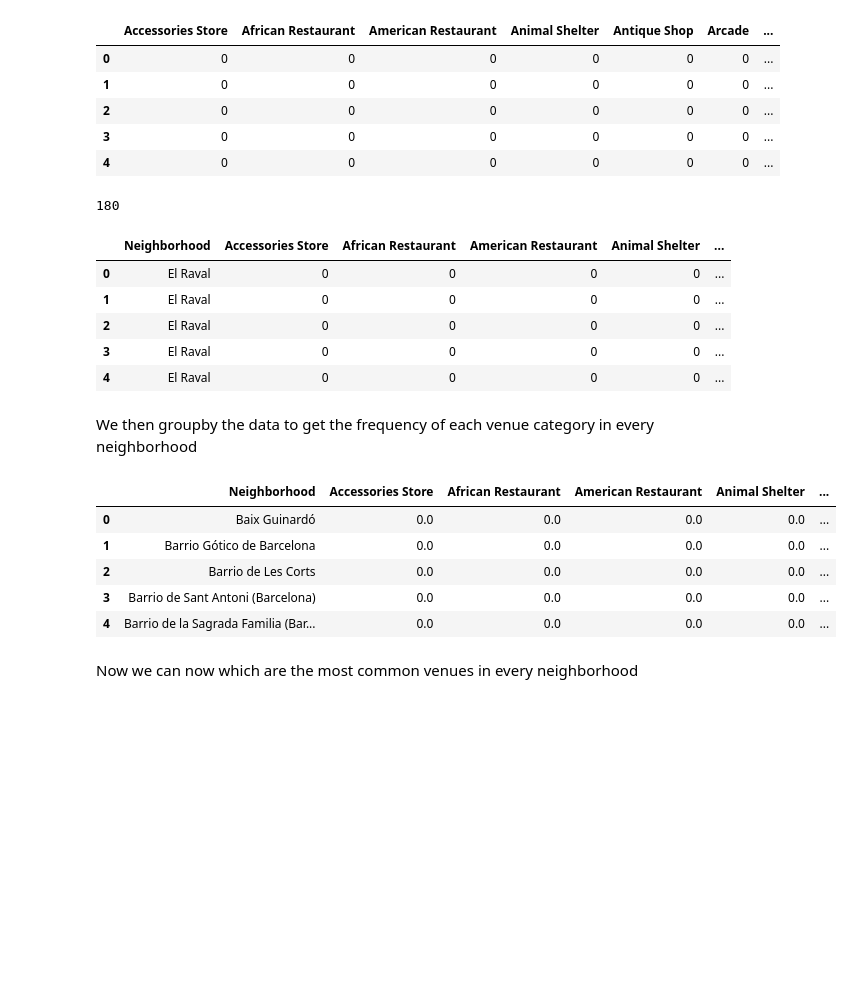
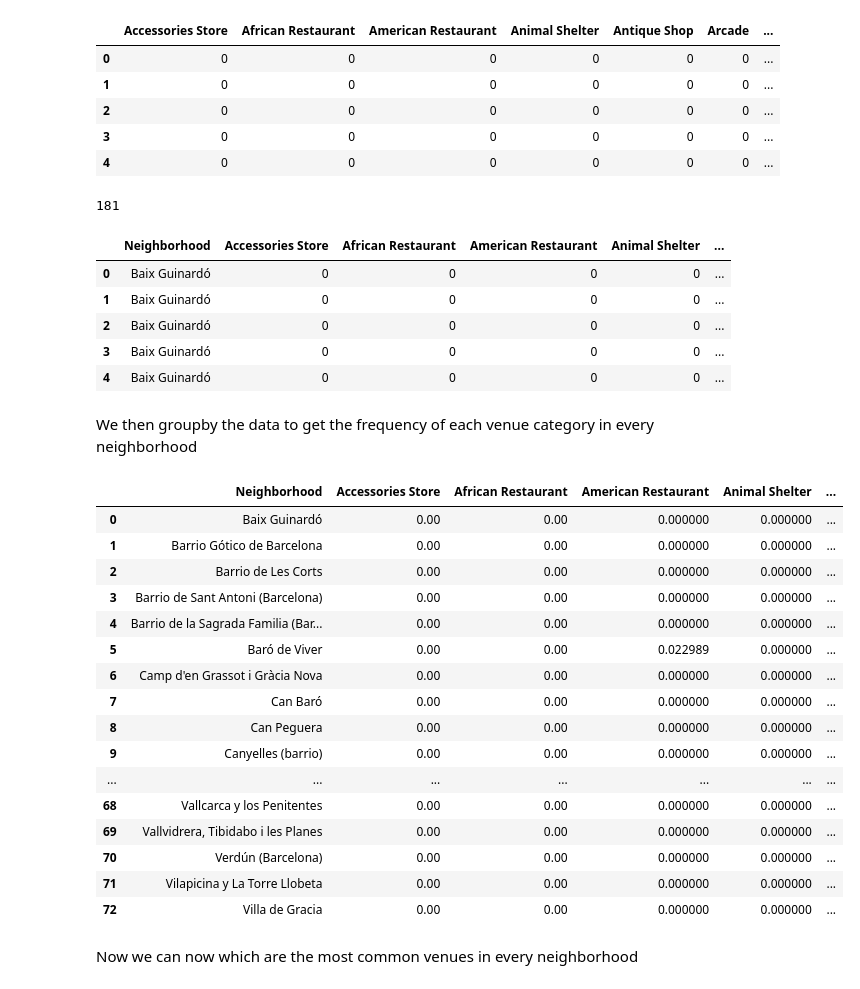
Before and after one commit to FranMorillo/Capstone_Project, a Jupyter notebook: Distribution Center for Mediterranean Restaurants.ipynb, the cells around one changed output. Cells and saved outputs as stored; diff of their text form; code cells hidden in the pictures; blank space fills up the shorter version.

```diff
--- a/Distribution Center for Mediterranean Restaurants.ipynb
+++ b/Distribution Center for Mediterranean Restaurants.ipynb
@@ -216,7 +202,7 @@ location = geolocator.geocode(address)
 latitudes = location.latitude
 longitudes = location.longitude
 # create map of Barcelona using latitude and longitude values
-map_Barcelona = folium.Map(location=[latitudes, longitudes], zoom_start=10)
+map_Barcelona = folium.Map(location=[latitudes, longitudes], zoom_start=11)
 
 # add markers to map
 for lat, lng, neighborhood in zip(Barcelona['Latitude'], Barcelona['Longitude'], Barcelona['Neighborhood']):
@@ -239,0 +224,7 @@ As we can see there is a particular neighborhoods that seems to be very far from
+# %%
+import io
+import requests
+url="http://opendata-ajuntament.barcelona.cat/data/dataset/79bdf758-dae1-485b-800c-be9f8cfa9360/resource/1d9ff171-6f23-45c1-b02f-203b0589f08a/download/2016_distribucio_territorial_renda_familiar.csv"
+s=requests.get(url).content
+rfd_index=pd.read_csv(io.StringIO(s.decode('utf-8')))
+rfd_index
@@ -239,0 +249,7 @@ As we can see there is a particular neighborhoods that seems to be very far from
+# %%
+Barcelona['Population']=rfd_index['Població']
+Barcelona['RFD Index']=rfd_index['Índex RFD Barcelona = 100']
+Barcelona=Barcelona.reset_index(drop=True)
+Barcelona.sort_values('Neighborhood',ascending=True,inplace=True)
+Barcelona=Barcelona.reset_index(drop=True)
+Barcelona
@@ -342,29 +378,40 @@ Barcelona_onehot.head()
 # move neighborhood column to the first column
 colnames = Barcelona_onehot.columns.tolist()
 print(colnames.index('Neighborhood'))
-fixed_columns = [Barcelona_onehot.columns[180]] + list(Barcelona_onehot.columns[:180])
+fixed_columns = [Barcelona_onehot.columns[181]] + list(Barcelona_onehot.columns[:181])
 Barcelona_onehot = Barcelona_onehot[fixed_columns]
 Barcelona_onehot.head()
 # %% [output]
-180
+181
 |  | Neighborhood | Accessories Store | African Restaurant | American Restaurant | Animal Shelter | ... |
-| 0 | El Raval | 0 | 0 | 0 | 0 | ... |
-| 1 | El Raval | 0 | 0 | 0 | 0 | ... |
-| 2 | El Raval | 0 | 0 | 0 | 0 | ... |
-| 3 | El Raval | 0 | 0 | 0 | 0 | ... |
-| 4 | El Raval | 0 | 0 | 0 | 0 | ... |
+| 0 | Baix Guinardó | 0 | 0 | 0 | 0 | ... |
+| 1 | Baix Guinardó | 0 | 0 | 0 | 0 | ... |
+| 2 | Baix Guinardó | 0 | 0 | 0 | 0 | ... |
+| 3 | Baix Guinardó | 0 | 0 | 0 | 0 | ... |
+| 4 | Baix Guinardó | 0 | 0 | 0 | 0 | ... |
 # %% [markdown]
 We then groupby the data to get the frequency of each venue category in every neighborhood
 # %%
 Barcelona_grouped = Barcelona_onehot.groupby('Neighborhood').mean().reset_index()
-Barcelona_grouped.head()
+Barcelona_grouped
 # %% [output]
 |  | Neighborhood | Accessories Store | African Restaurant | American Restaurant | Animal Shelter | ... |
-| 0 | Baix Guinardó | 0.0 | 0.0 | 0.0 | 0.0 | ... |
-| 1 | Barrio Gótico de Barcelona | 0.0 | 0.0 | 0.0 | 0.0 | ... |
-| 2 | Barrio de Les Corts | 0.0 | 0.0 | 0.0 | 0.0 | ... |
-| 3 | Barrio de Sant Antoni (Barcelona) | 0.0 | 0.0 | 0.0 | 0.0 | ... |
-| 4 | Barrio de la Sagrada Familia (Bar... | 0.0 | 0.0 | 0.0 | 0.0 | ... |
+| 0 | Baix Guinardó | 0.00 | 0.00 | 0.000000 | 0.000000 | ... |
+| 1 | Barrio Gótico de Barcelona | 0.00 | 0.00 | 0.000000 | 0.000000 | ... |
+| 2 | Barrio de Les Corts | 0.00 | 0.00 | 0.000000 | 0.000000 | ... |
+| 3 | Barrio de Sant Antoni (Barcelona) | 0.00 | 0.00 | 0.000000 | 0.000000 | ... |
+| 4 | Barrio de la Sagrada Familia (Bar... | 0.00 | 0.00 | 0.000000 | 0.000000 | ... |
+| 5 | Baró de Viver | 0.00 | 0.00 | 0.022989 | 0.000000 | ... |
+| 6 | Camp d'en Grassot i Gràcia Nova | 0.00 | 0.00 | 0.000000 | 0.000000 | ... |
+| 7 | Can Baró | 0.00 | 0.00 | 0.000000 | 0.000000 | ... |
+| 8 | Can Peguera | 0.00 | 0.00 | 0.000000 | 0.000000 | ... |
+| 9 | Canyelles (barrio) | 0.00 | 0.00 | 0.000000 | 0.000000 | ... |
+| ... | ... | ... | ... | ... | ... | ... |
+| 68 | Vallcarca y los Penitentes | 0.00 | 0.00 | 0.000000 | 0.000000 | ... |
+| 69 | Vallvidrera, Tibidabo i les Planes | 0.00 | 0.00 | 0.000000 | 0.000000 | ... |
+| 70 | Verdún (Barcelona) | 0.00 | 0.00 | 0.000000 | 0.000000 | ... |
+| 71 | Vilapicina y La Torre Llobeta | 0.00 | 0.00 | 0.000000 | 0.000000 | ... |
+| 72 | Villa de Gracia | 0.00 | 0.00 | 0.000000 | 0.000000 | ... |
 # %%
 def return_most_common_venues(row, num_top_venues):
     row_categories = row.iloc[1:]
```
Also changed, not shown: parts of 47 cells of this notebook.
